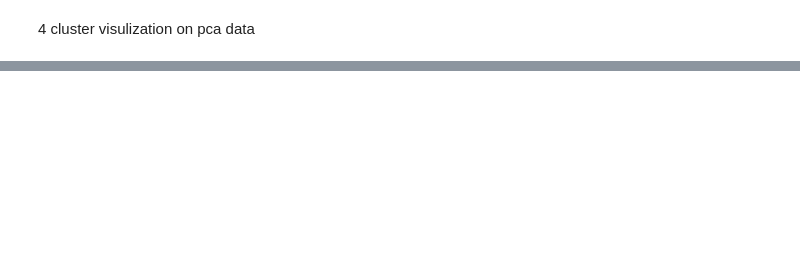
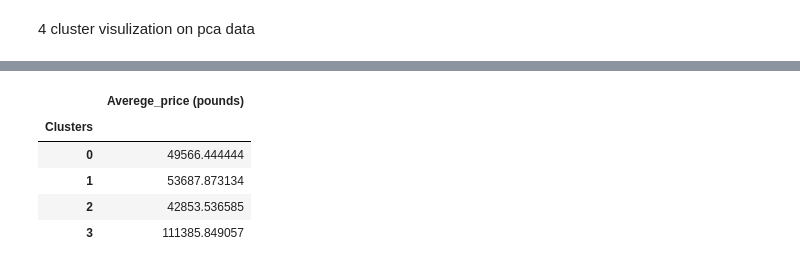
Before and after one commit to jasmeetsingh-028/EV_data_analysis, a Jupyter notebook: notebooks and experiments/seg01.ipynb, the cells around one changed output, grey strips where cells are left out. Saved outputs shown, nothing was run; the diff lists cells and outputs as text; code cells hidden in the pictures; blank space fills up the shorter version.

```diff
--- a/notebooks and experiments/seg01.ipynb
+++ b/notebooks and experiments/seg01.ipynb
@@ -511,0 +531,13 @@ plt.show()
+# %%
+cluster_means = pd.DataFrame(df.groupby('Clusters')['price_pounds'].mean())
+# %%
+cluster_means.rename(columns={'price_pounds': 'Averege_price (pounds)'}, inplace= True)
+# %%
+cluster_means
+# %% [output]
+|  | Averege_price (pounds) |
+| Clusters |  |
+| 0 | 49566.444444 |
+| 1 | 53687.873134 |
+| 2 | 42853.536585 |
+| 3 | 111385.849057 |
```
Also changed, not shown: parts of 20 cells of this notebook, 1 other file.
